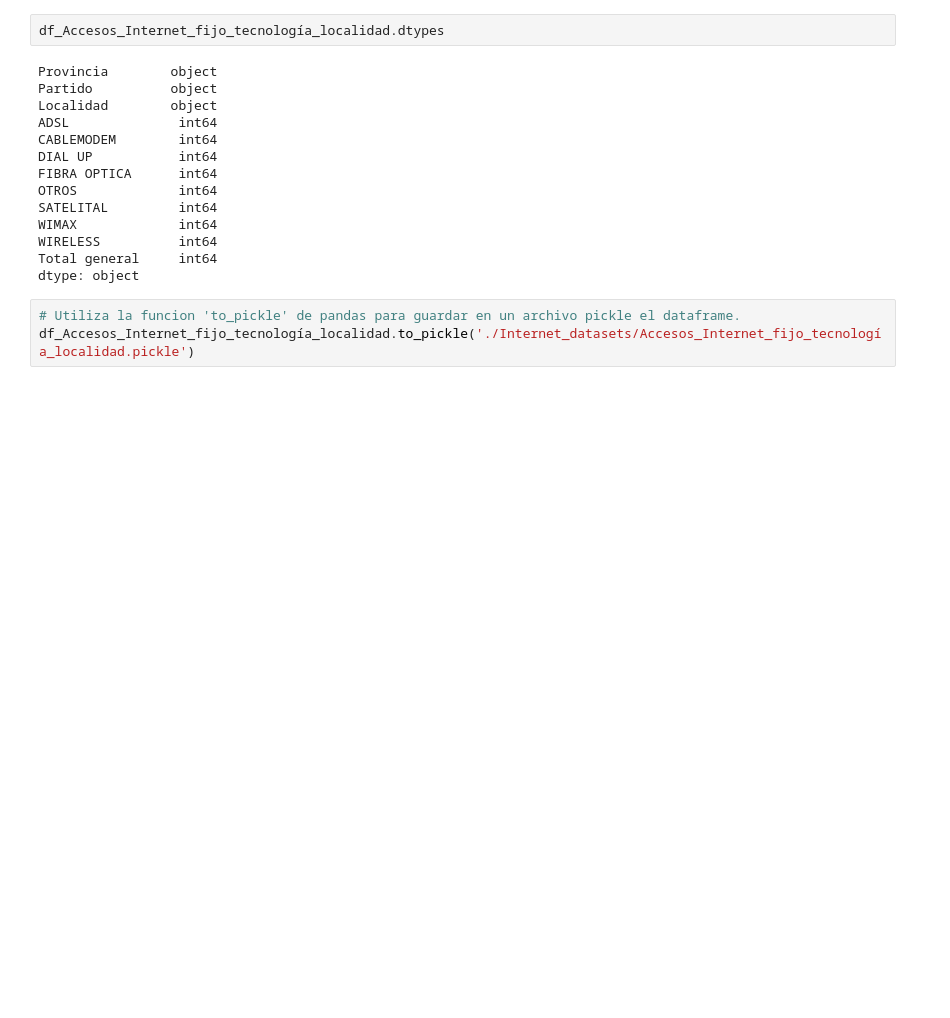
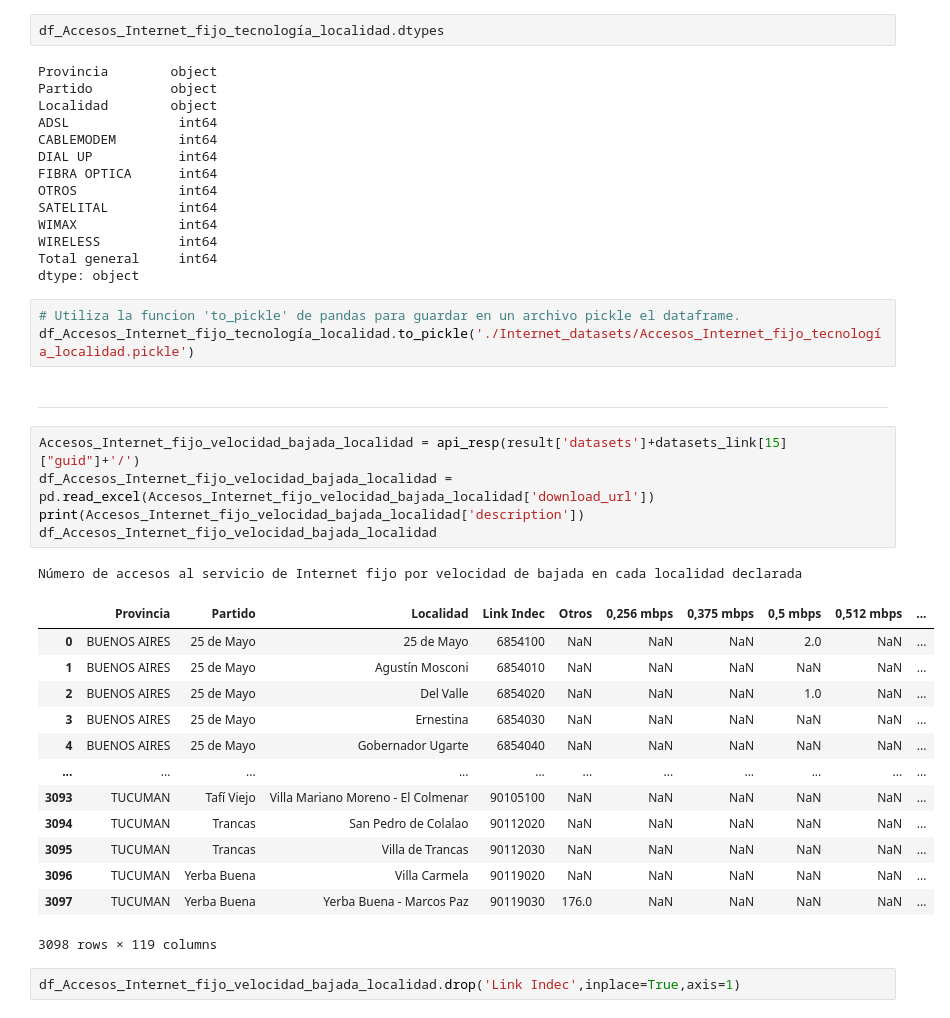
Before and after one commit to Galo0000/Analitics_Proyect, a Jupyter notebook: Extracion_datos.ipynb, the cells around one changed output. Drawn from its saved outputs; the diff is of its cells as text; blank space fills up the shorter version.

```diff
--- a/Extracion_datos.ipynb
+++ b/Extracion_datos.ipynb
@@ -306,3 +302,27 @@ dtype: object
 # %%
 # Utiliza la funcion 'to_pickle' de pandas para guardar en un archivo pickle el dataframe.
 df_Accesos_Internet_fijo_tecnología_localidad.to_pickle('./Internet_datasets/Accesos_Internet_fijo_tecnología_localidad.pickle')
+# %% [markdown]
+***
+# %%
+Accesos_Internet_fijo_velocidad_bajada_localidad = api_resp(result['datasets']+datasets_link[15]["guid"]+'/')
+df_Accesos_Internet_fijo_velocidad_bajada_localidad = pd.read_excel(Accesos_Internet_fijo_velocidad_bajada_localidad['download_url'])
+print(Accesos_Internet_fijo_velocidad_bajada_localidad['description'])
+df_Accesos_Internet_fijo_velocidad_bajada_localidad
+# %% [output]
+Número de accesos al servicio de Internet fijo por velocidad de bajada en cada localidad declarada
+|  | Provincia | Partido | Localidad | Link Indec | Otros | 0,256 mbps | 0,375 mbps | 0,5 mbps | 0,512 mbps | ... |
+| 0 | BUENOS AIRES | 25 de Mayo | 25 de Mayo | 6854100 | NaN | NaN | NaN | 2.0 | NaN | ... |
+| 1 | BUENOS AIRES | 25 de Mayo | Agustín Mosconi | 6854010 | NaN | NaN | NaN | NaN | NaN | ... |
+| 2 | BUENOS AIRES | 25 de Mayo | Del Valle | 6854020 | NaN | NaN | NaN | 1.0 | NaN | ... |
+| 3 | BUENOS AIRES | 25 de Mayo | Ernestina | 6854030 | NaN | NaN | NaN | NaN | NaN | ... |
+| 4 | BUENOS AIRES | 25 de Mayo | Gobernador Ugarte | 6854040 | NaN | NaN | NaN | NaN | NaN | ... |
+| ... | ... | ... | ... | ... | ... | ... | ... | ... | ... | ... |
+| 3093 | TUCUMAN | Tafí Viejo | Villa Mariano Moreno - El Colmenar | 90105100 | NaN | NaN | NaN | NaN | NaN | ... |
+| 3094 | TUCUMAN | Trancas | San Pedro de Colalao | 90112020 | NaN | NaN | NaN | NaN | NaN | ... |
+| 3095 | TUCUMAN | Trancas | Villa de Trancas | 90112030 | NaN | NaN | NaN | NaN | NaN | ... |
+| 3096 | TUCUMAN | Yerba Buena | Villa Carmela | 90119020 | NaN | NaN | NaN | NaN | NaN | ... |
+| 3097 | TUCUMAN | Yerba Buena | Yerba Buena - Marcos Paz | 90119030 | 176.0 | NaN | NaN | NaN | NaN | ... |
+3098 rows × 119 columns
+# %%
+df_Accesos_Internet_fijo_velocidad_bajada_localidad.drop('Link Indec',inplace=True,axis=1)
```
Also changed, not shown: parts of 18 cells of this notebook, 19 other files.
